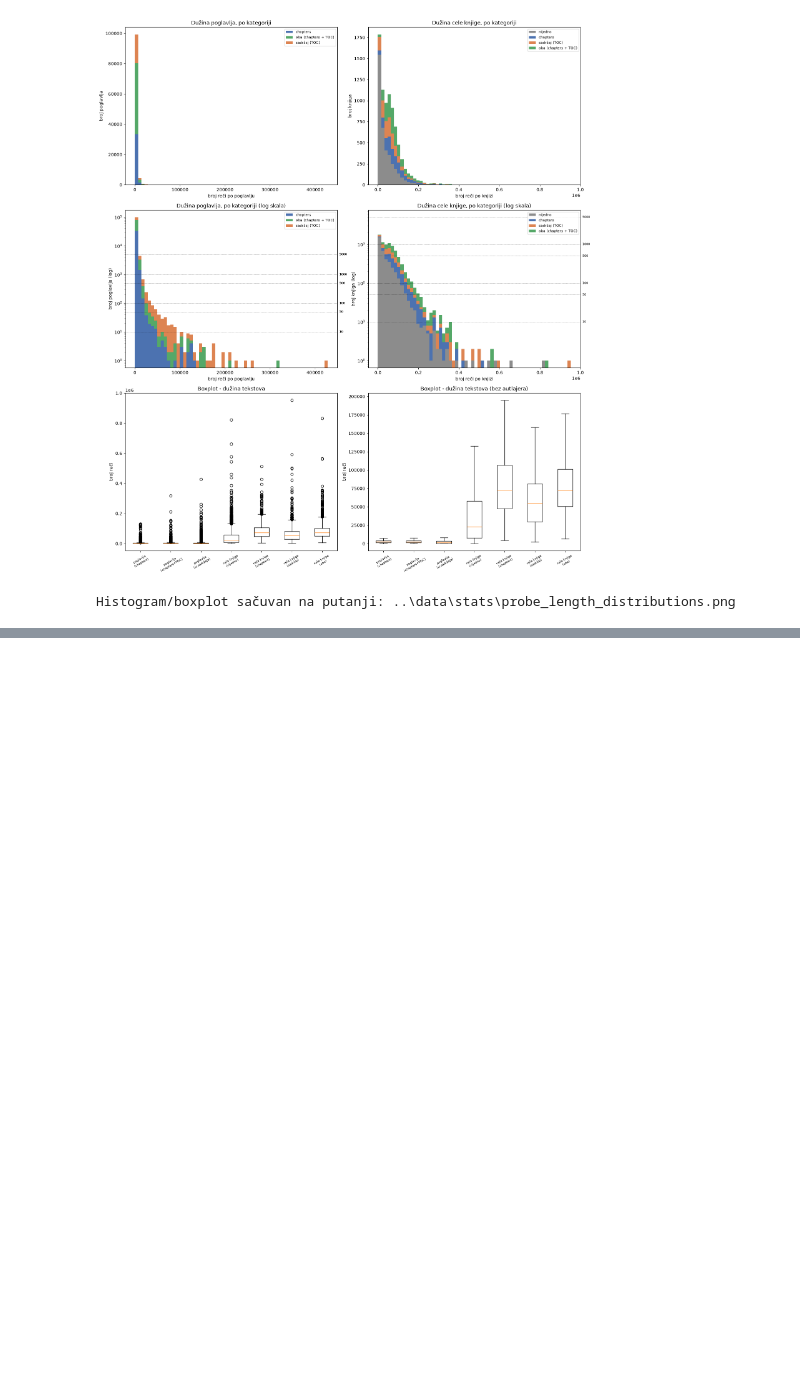
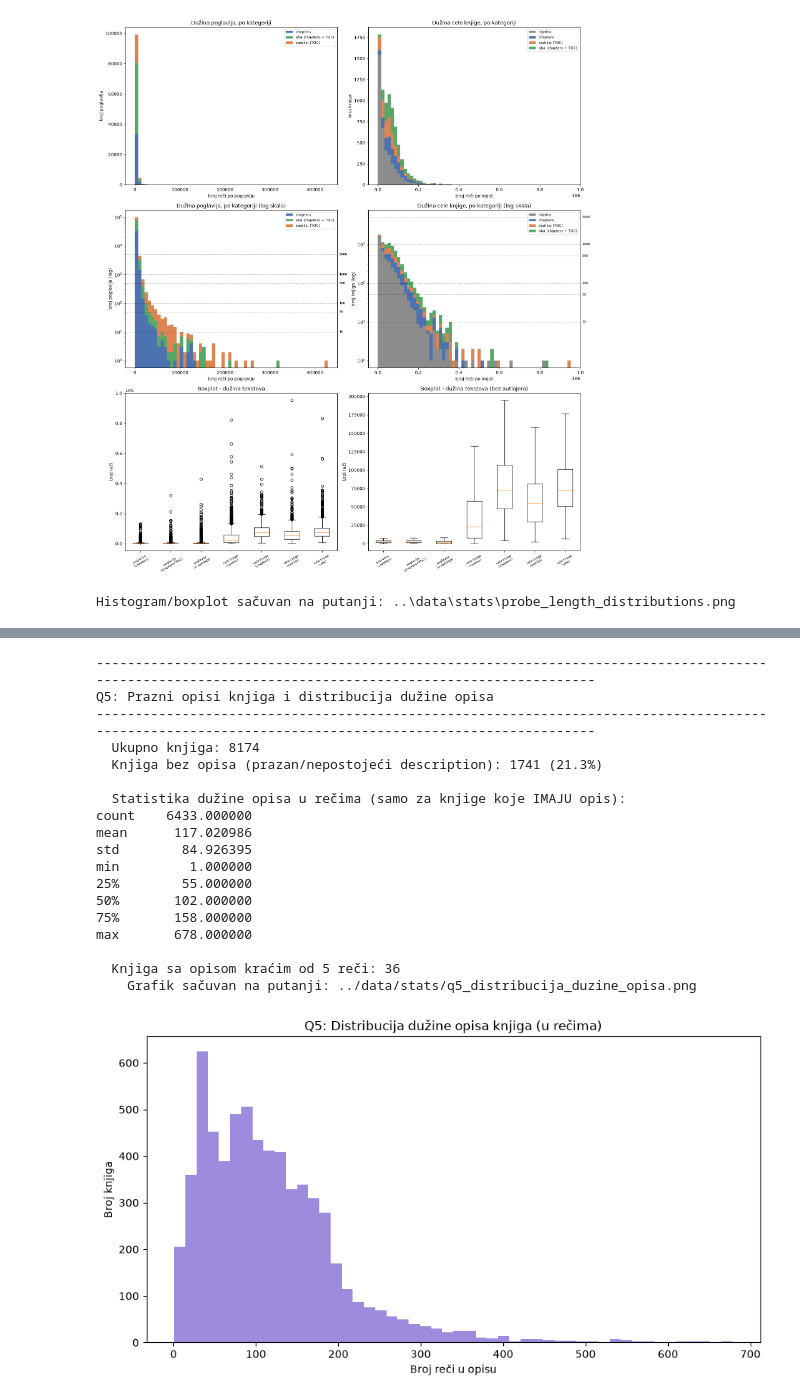
Before and after one commit to neshko31/AI-agent-za-biblioteku, a Jupyter notebook: VectorDatabaseService/scripts/data_stats.ipynb, the cells around one changed output, grey strips where cells are left out. Cells and saved outputs as stored; diff of their text form; code cells hidden in the pictures; blank space fills up the shorter version.

```diff
--- a/VectorDatabaseService/scripts/data_stats.ipynb
+++ b/VectorDatabaseService/scripts/data_stats.ipynb
@@ -741,0 +1225,57 @@ Histogram/boxplot sačuvan na putanji: ..\data\stats\probe_length_distributions.
+# %%
+# 5 - Prazni/nepostojeći opisi knjiga i distribucija dužine opisa
+print_header(5, "Prazni opisi knjiga i distribucija dužine opisa")
+
+books_df["_description"] = books_df.get("description", pd.Series([None] * len(books_df)))
+books_df["_description_is_missing"] = books_df["_description"].apply(is_missing)
+n_missing_desc = books_df["_description_is_missing"].sum()
+n_total_books = len(books_df)
+
+print(f"  Ukupno knjiga: {n_total_books}")
+print(f"  Knjiga bez opisa (prazan/nepostojeći description): {n_missing_desc} "
+      f"({round(100 * n_missing_desc / n_total_books, 2)}%)")
+
+books_df["_description_word_count"] = books_df["_description"].apply(
+    lambda d: 0 if is_missing(d) else len(str(d).split())
+)
+books_df["_description_char_count"] = books_df["_description"].apply(
+    lambda d: 0 if is_missing(d) else len(str(d))
+)
+
+desc_stats = books_df.loc[~books_df["_description_is_missing"], "_description_word_count"].describe()
+print("\n  Statistika dužine opisa u rečima (samo za knjige koje IMAJU opis):")
+print(desc_stats.to_string())
+
+n_very_short = (
+    (~books_df["_description_is_missing"])
+    & (books_df["_description_word_count"] < DESCRIPTION_MIN_WORDS)
+).sum()
+print(f"\n  Knjiga sa opisom kraćim od {DESCRIPTION_MIN_WORDS} reči: {n_very_short}")
+
+fig, ax = plt.subplots(figsize=(9, 5))
+non_missing_word_counts = books_df.loc[~books_df["_description_is_missing"], "_description_word_count"]
+ax.hist(non_missing_word_counts, bins=50, color="#9E8BDD")
+ax.set_xlabel("Broj reči u opisu")
+ax.set_ylabel("Broj knjiga")
+ax.set_title("Q5: Distribucija dužine opisa knjiga (u rečima)")
+save_and_show(fig, "q5_distribucija_duzine_opisa.png")
+# %% [output]
+------------------------------------------------------------------------------------------------------------------------------------------------------
+Q5: Prazni opisi knjiga i distribucija dužine opisa
+------------------------------------------------------------------------------------------------------------------------------------------------------
+  Ukupno knjiga: 8174
+  Knjiga bez opisa (prazan/nepostojeći description): 1741 (21.3%)
+
+  Statistika dužine opisa u rečima (samo za knjige koje IMAJU opis):
+count    6433.000000
+mean      117.020986
+std        84.926395
+min         1.000000
+25%        55.000000
+50%       102.000000
+75%       158.000000
+max       678.000000
+
+  Knjiga sa opisom kraćim od 5 reči: 36
+    Grafik sačuvan na putanji: ../data/stats/q5_distribucija_duzine_opisa.png
+[figure, added]
```
Also changed, not shown: parts of 13 cells of this notebook.
